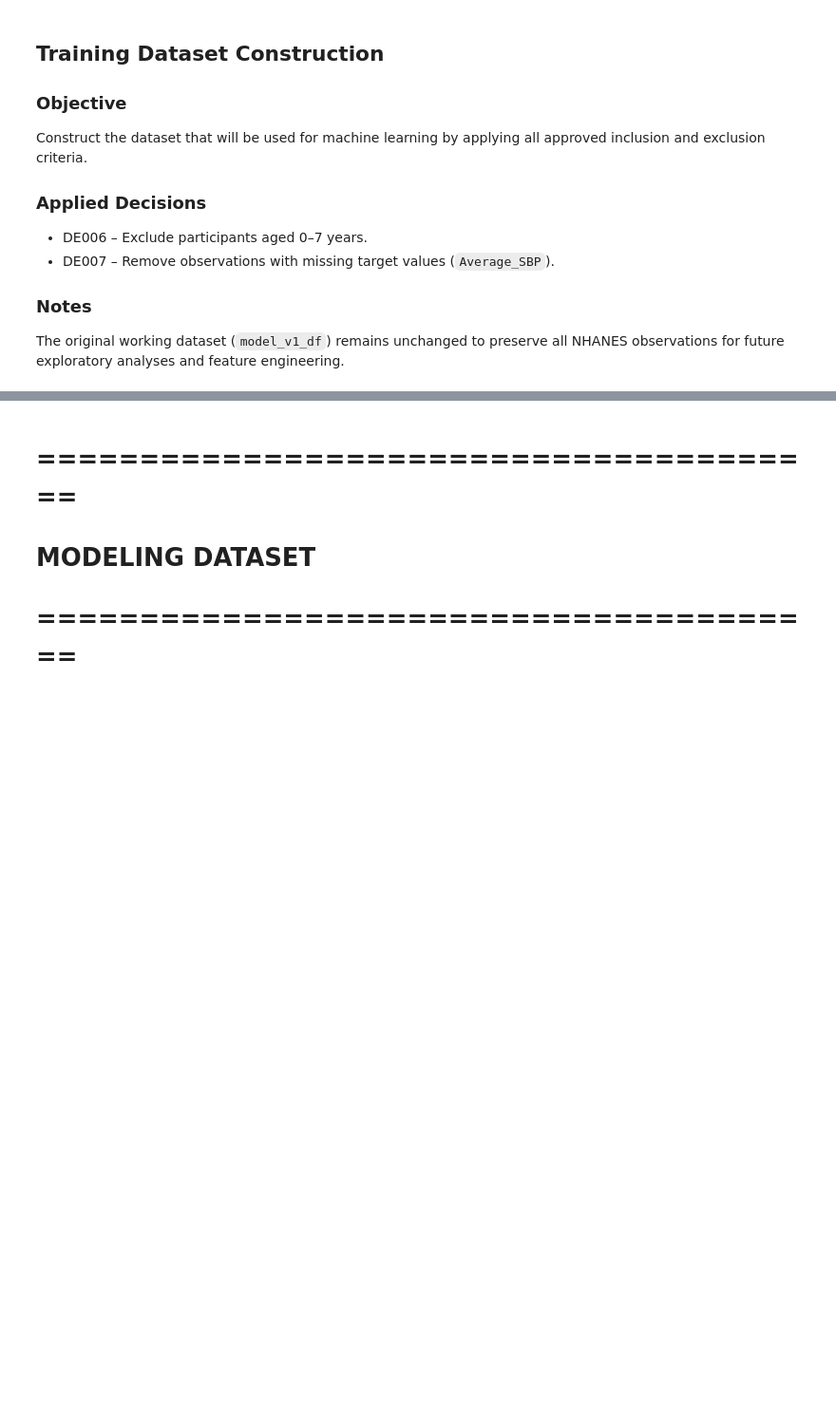
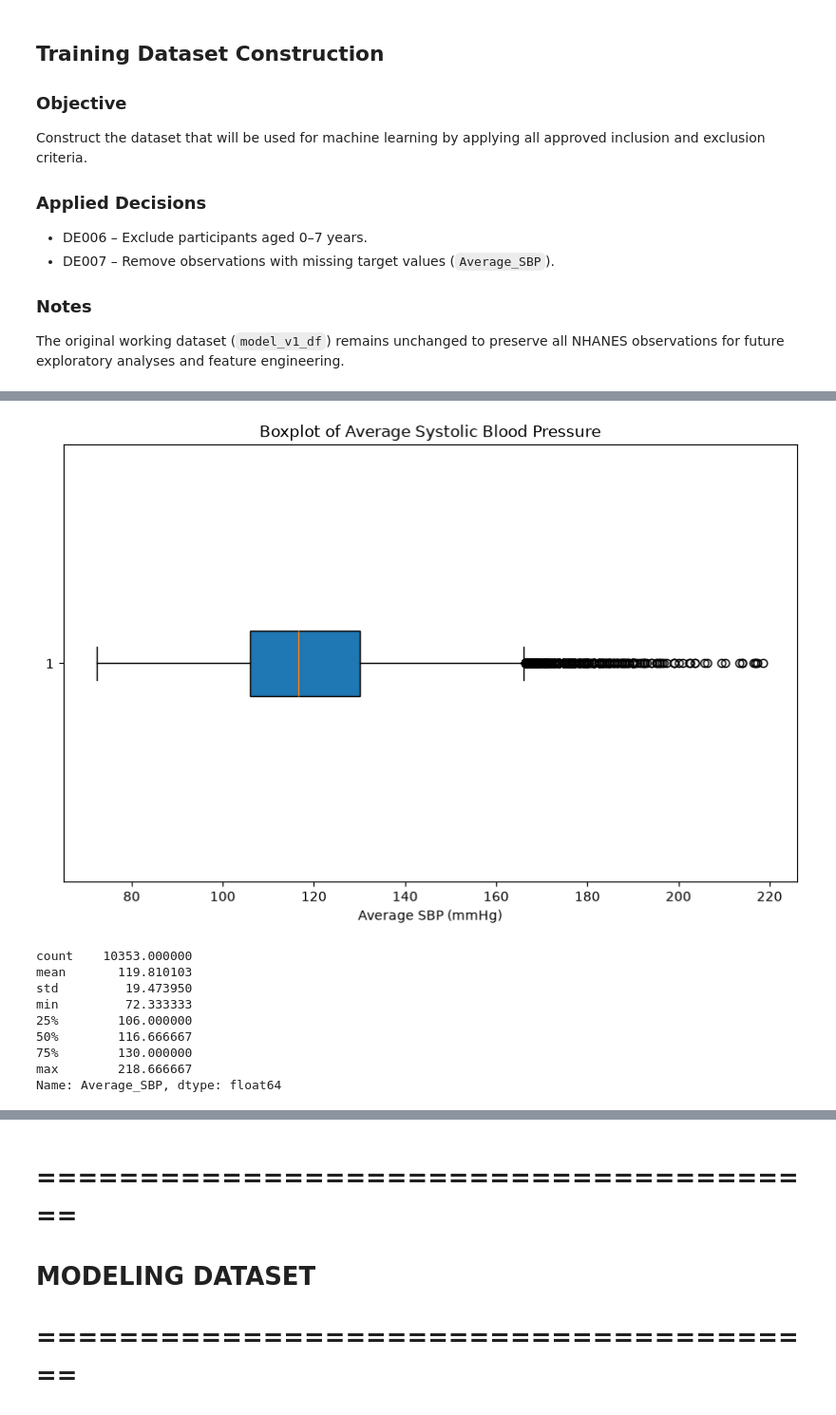
Before and after one commit to kmnguyen37/Intelligent-Blood-Presure-Risk-Assessment, a Jupyter notebook: notebook/01-project-notebook.ipynb, the cells around one changed output, grey strips where cells are left out. Shown at 95% size. Saved outputs shown, nothing was run; the diff lists cells and outputs as text; code cells hidden in the pictures; blank space fills up the shorter version.

```diff
--- a/notebook/01-project-notebook.ipynb
+++ b/notebook/01-project-notebook.ipynb
@@ -576,0 +585,28 @@ The original working dataset (`model_v1_df`) remains unchanged to preserve all N
+# %%
+# Creating a boxplot to visualize the distribution of Average Systolic Blood Pressure (SBP)
+
+plt.figure(figsize=(10, 6))
+
+plt.boxplot(
+    model_training_df["Average_SBP"],
+    vert=False,
+    patch_artist=True
+)
+
+plt.title("Boxplot of Average Systolic Blood Pressure")
+plt.xlabel("Average SBP (mmHg)")
+
+plt.show()
+
+model_training_df["Average_SBP"].describe()
+# %% [output]
+[figure, added]
+count    10353.000000
+mean       119.810103
+std         19.473950
+min         72.333333
+25%        106.000000
+50%        116.666667
+75%        130.000000
+max        218.666667
+Name: Average_SBP, dtype: float64
```
Also changed, not shown: parts of 14 cells of this notebook, 8 other files.
